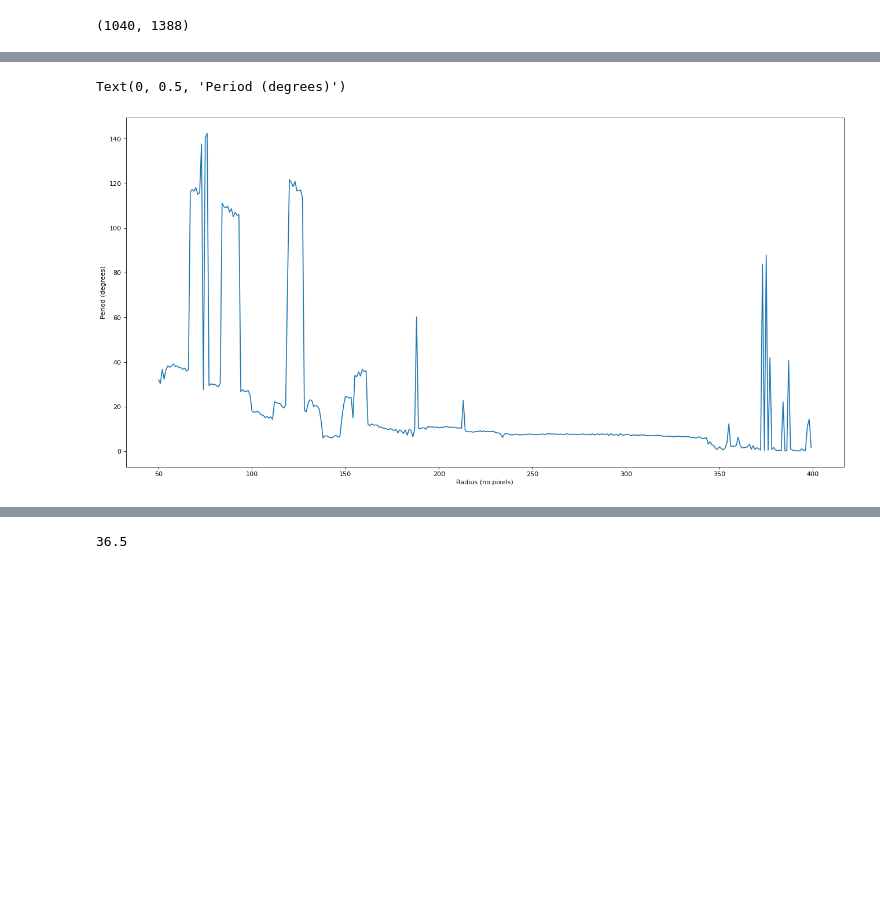
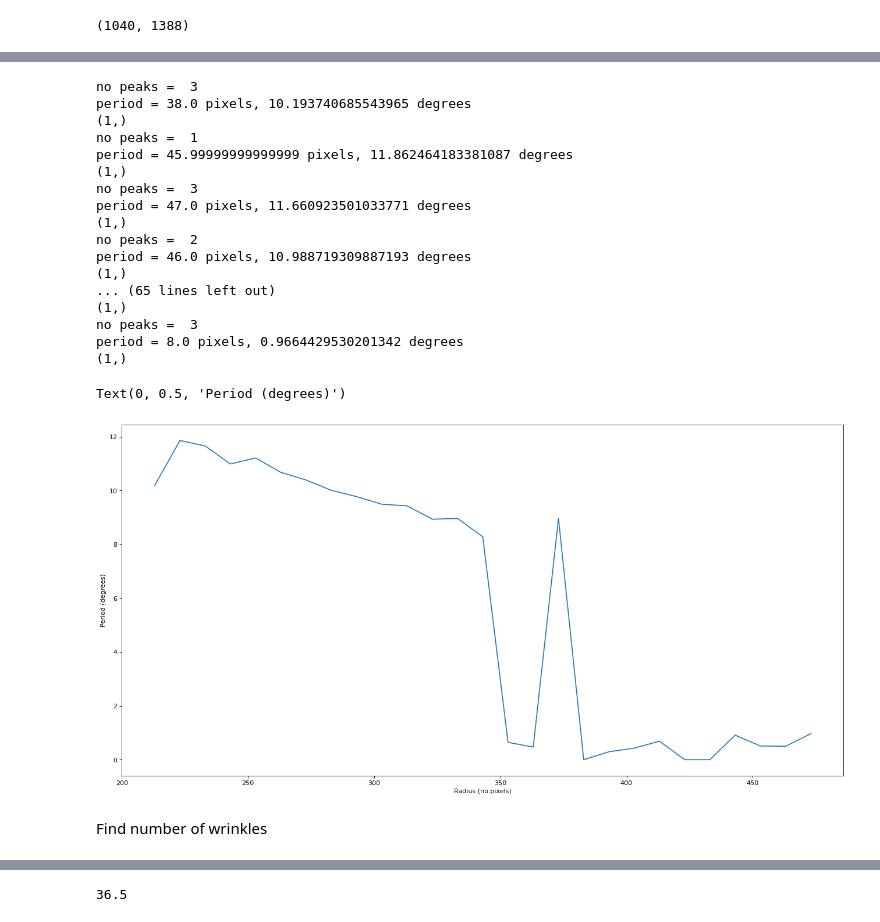
Before and after one commit to RadhikaGupta88/Biofilms, a Jupyter notebook: notebooks/3-radial_selections.ipynb, the cells around one changed output, grey strips where cells are left out. Drawn from its saved outputs; the diff is of its cells as text; code cells hidden in the pictures; blank space fills up the shorter version.

```diff
--- a/notebooks/3-radial_selections.ipynb
+++ b/notebooks/3-radial_selections.ipynb
@@ -13,7 +13,7 @@ import pandas as pd
 # %% [markdown]
 ## 1. Setup
 # %%
-slice = 120
+slice = 200
 # %%
 image = imread(str(BUCKLING_PATH / "200920_biolight_nobg_nooutliers_despeckle_enhance.tif"))
 # %%
@@ -34,3 +34,5 @@ height, width
 timestamps_b, radii_b, x_center_b, y_center_b = txt_to_list(str(EDGE_TRACKING_PATH/'200920_biolight_fitted_circle_position_data.txt'))
 x_center, y_center = x_center_b[slice], y_center_b[slice]
 center_fitted = (x_center, y_center)
+coffee_ring_radius = radii_b[0]
+coffee_ring_radius
@@ -133,0 +95,5 @@ period
+# %%
+stack = create_radius_select_stack(image, center_fitted,  200, 0.5)
+data = stack[2]
+lags, autocorrelation = autocorrelate_radial_ring(data)
+a, b = find_period_autocorrelation_fft(autocorrelation, 0.8, True)
@@ -134,15 +105,37 @@ period
 # %%
 period  = []
 radii = []
-for r in range(50,400):
+for r in range(int(coffee_ring_radius),int(radii_b[slice]),10):
     radii.append(r)
     stack = create_radius_select_stack(image, center_fitted,  r, 0.5)
-    period.append(find_period_radial_select(stack))
+    data = stack[2]
+    lags, autocorrelation = autocorrelate_radial_ring(data)
+    period_pixels, period_deg = find_period_autocorrelation_fft(autocorrelation, 0.8)
+    period.append(period_deg)
 
 plt.figure(figsize=(20, 10), dpi=80)
 plt.plot(radii, period)
 plt.xlabel('Radius (no.pixels)')
 plt.ylabel('Period (degrees)')
 # %% [output]
-Text(0, 0.5, 'Period (degrees)')
+no peaks =  3
+period = 38.0 pixels, 10.193740685543965 degrees
+(1,)
+no peaks =  1
+period = 45.99999999999999 pixels, 11.862464183381087 degrees
+(1,)
+no peaks =  3
+period = 47.0 pixels, 11.660923501033771 degrees
+(1,)
+no peaks =  2
+period = 46.0 pixels, 10.988719309887193 degrees
+(1,)
+... (65 lines left out)
+(1,)
+no peaks =  3
+period = 8.0 pixels, 0.9664429530201342 degrees
+(1,)
+Text(0, 0.5, 'Period (degrees)')
-[figure, old version]
+[figure, new version]
+# %% [markdown]
+Find number of wrinkles
```
Also changed, not shown: parts of 15 cells of this notebook, 1 other file.
